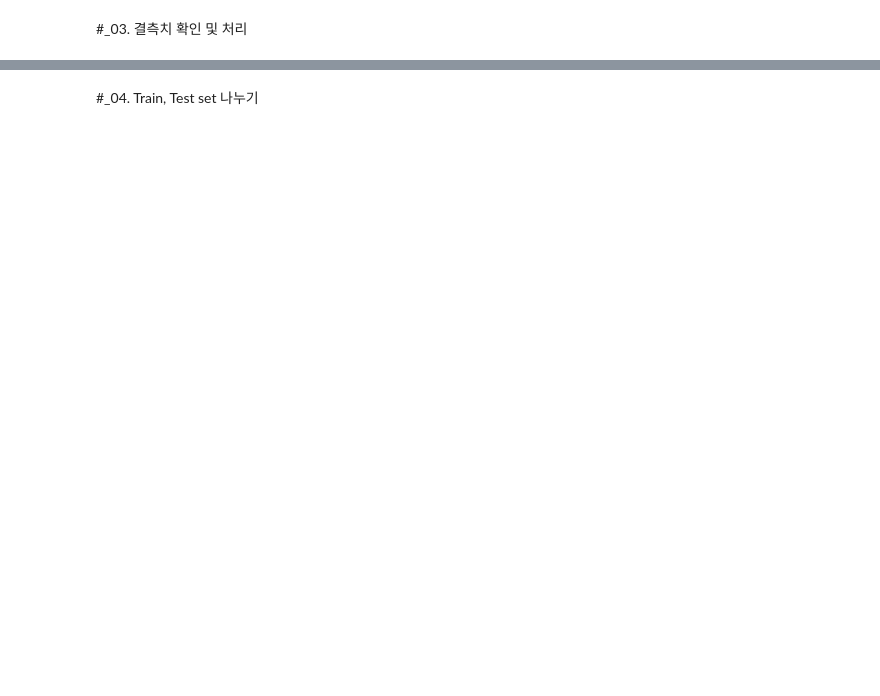
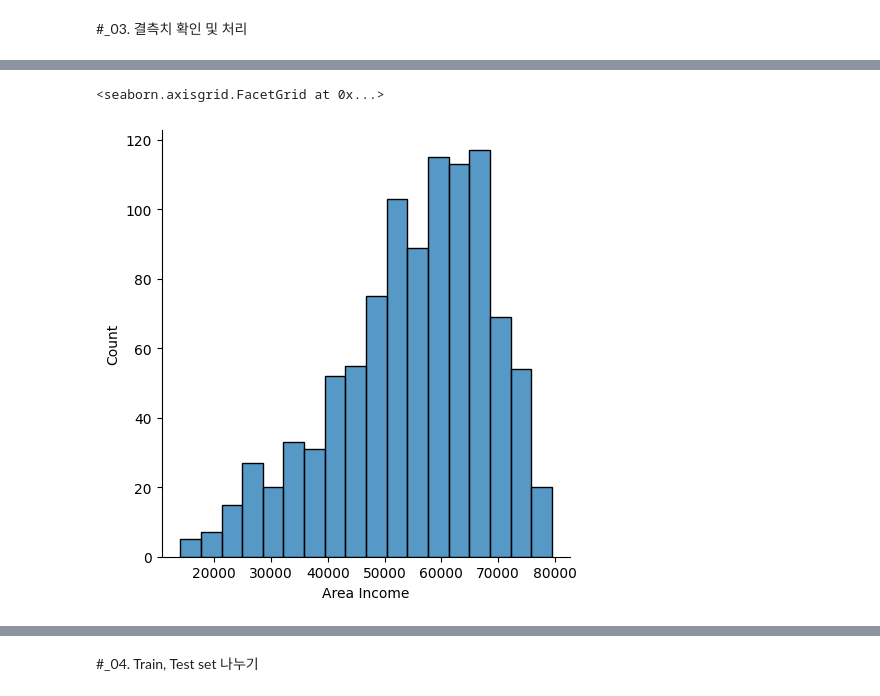
Before and after one commit to Nayoung-young/lec-ecommerce, a Jupyter notebook: ch03_logistic_regression.ipynb, the cells around one changed output, grey strips where cells are left out. Saved outputs shown, nothing was run; the diff lists cells and outputs as text; code cells hidden in the pictures; blank space fills up the shorter version.

```diff
--- a/ch03_logistic_regression.ipynb
+++ b/ch03_logistic_regression.ipynb
@@ -13,6 +14,6 @@ import pandas as pd
 import matplotlib.pyplot as plt
 import seaborn as sns
 # %%
-data = pd.read_csv('ecommerce.csv')
+data = pd.read_csv('advertising.csv')
 # %%
 data.head(10)
@@ -20,0 +67,5 @@ data.head(10)
+# %%
+sns.displot(data['Area Income'])
+# %% [output]
+<seaborn.axisgrid.FacetGrid at 0x...>
+[figure, added]
```
Also changed, not shown: parts of 31 cells of this notebook.
